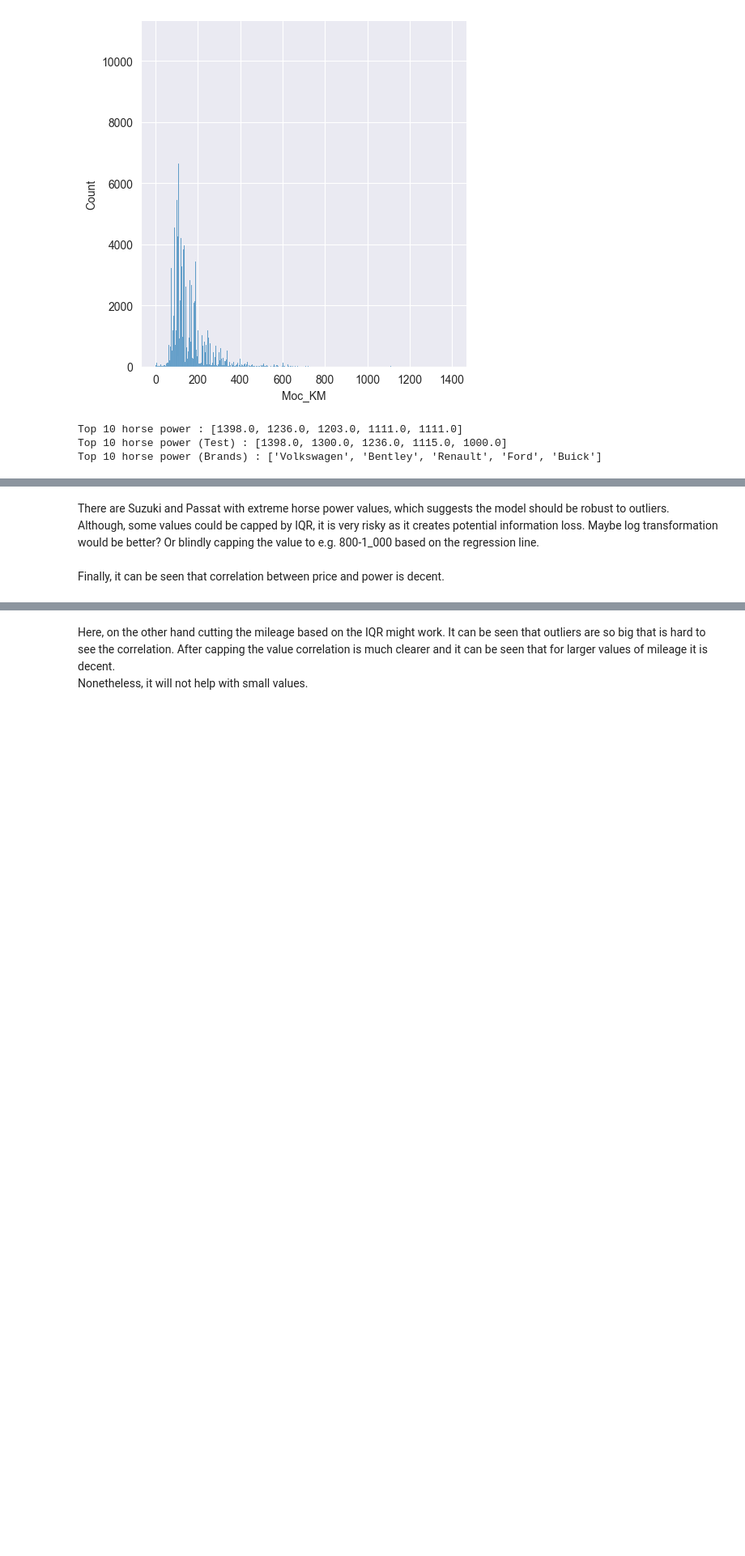
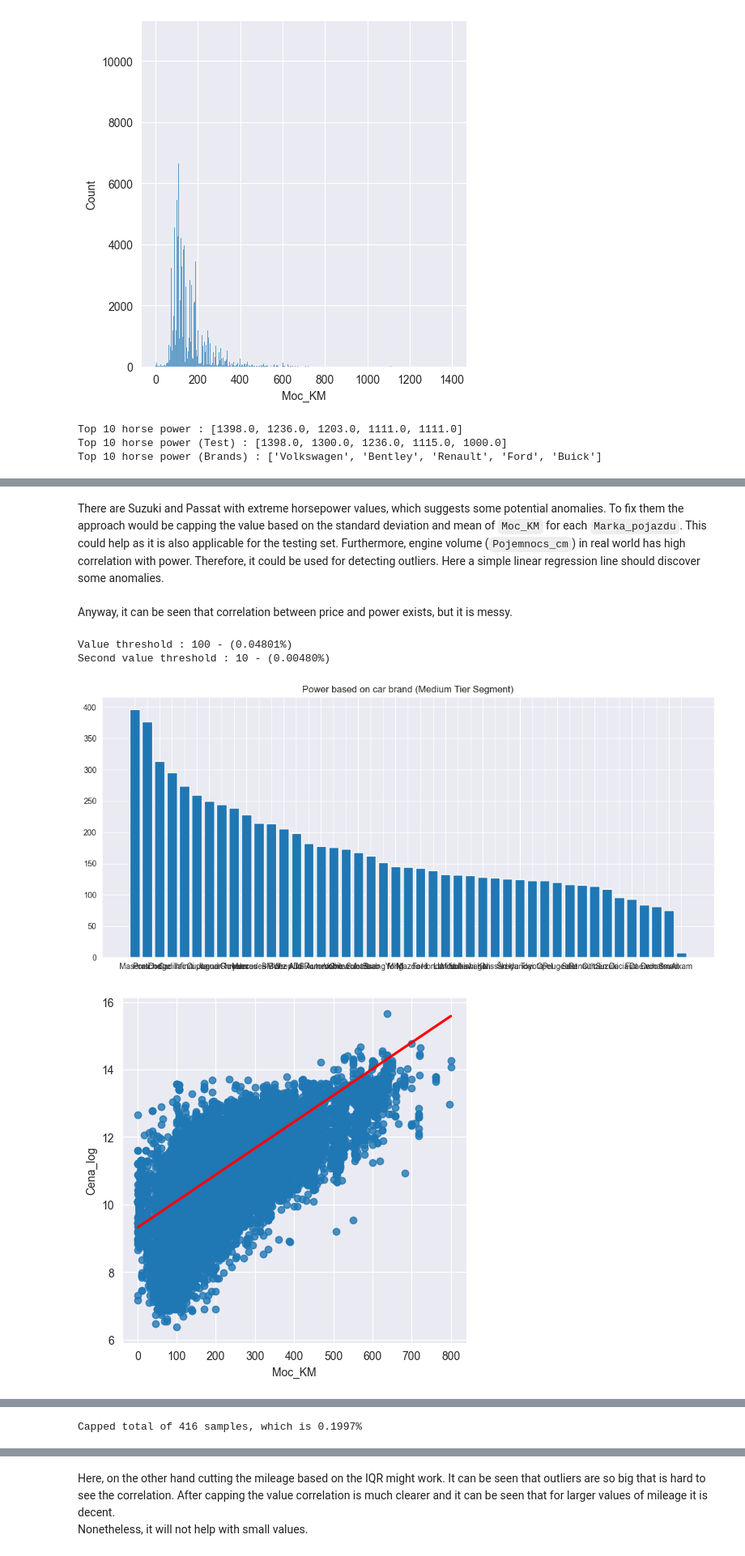
Before and after one commit to JacobsCodePy/KagglePJATKProject, a Jupyter notebook: analysis.ipynb, the cells around one changed output, grey strips where cells are left out. Shown at 81% size. Saved outputs shown, nothing was run; the diff lists cells and outputs as text; code cells hidden in the pictures; blank space fills up the shorter version.

```diff
--- a/analysis.ipynb
+++ b/analysis.ipynb
@@ -56,6 +125,70 @@ IQR based range 6.0 : 270.0
 # %% [markdown]
-There are Suzuki and Passat with extreme horse power values, which suggests the model should be robust to
-outliers. Although, some values could be capped by IQR, it is very risky as it creates potential information loss.
-Maybe log transformation would be better? Or blindly capping the value to e.g. 800-1_000 based on
-the regression line.<br/><br/>
-Finally, it can be seen that correlation between price and power is decent.
+There are Suzuki and Passat with extreme horsepower values, which suggests some potential anomalies.
+To fix them the approach would be
+capping the value based on the standard deviation and mean of `Moc_KM` for each `Marka_pojazdu`. This could
+help as it is also applicable for the testing set.
+Furthermore, engine volume (`Pojemnocs_cm`) in real world has high correlation with power. Therefore, it could be used for
+detecting outliers. Here a simple linear regression line should discover some anomalies.
+<br/><br/>
+Anyway, it can be seen that correlation between price and power exists, but it is messy.
+# %%
+value_threshold = 100
+value_second_threshold = 10
+sigma_scalar = 5
+print(f"Value threshold : {value_threshold} - ({value_threshold / len(df_data) * 100:.5f}%)")
+print(f"Second value threshold : {value_second_threshold} - ({value_second_threshold / len(df_data) * 100:.5f}%)")
+
+funcs = ('mean', 'std', lambda x: x.quantile(0.25), lambda x: x.quantile(0.5), lambda x: x.quantile(0.75))
+power_table = ((df_data.groupby('Marka_pojazdu').agg({'Moc_KM': funcs}))
+               .sort_values(('Moc_KM', 'mean'), ascending=False))
+power_table.columns = ('mean', 'std', 'Q1', 'Q2', 'Q3')
+
+value_counts = df_data.Marka_pojazdu.value_counts()[power_table.index]
+plt.figure(figsize=(14, 6))
+common_brands = power_table[value_counts >= value_threshold]
+plt.bar(common_brands.index, common_brands.loc[:, 'mean'])
+plt.title('Power based on car brand (Medium Tier Segment)')
+plt.show()
+
+ceiling = common_brands.loc[:, 'mean'] + common_brands.loc[:, 'std'] * sigma_scalar
+def cap_power_based_on_brand(row: pd.Series):
+    row = row.copy()
+    if row.Marka_pojazdu not in common_brands.index:
+        return row
+    if row.Moc_KM > ceiling[row.Marka_pojazdu]:
+        row.Moc_KM = ceiling[row.Marka_pojazdu]
+    return row
+df_data_capped = df_data.loc[:, ['Moc_KM', 'Marka_pojazdu', 'Cena_log']].apply(cap_power_based_on_brand, axis=1)
+
+uncommon_brands = power_table[(value_counts < value_threshold) & (value_counts >= value_second_threshold)]
+IQR = uncommon_brands.loc[:, 'Q3'] - uncommon_brands.loc[:, 'Q1']
+ceiling = uncommon_brands.loc[:, 'Q2'] + 1.5 * IQR
+floor = uncommon_brands.loc[:, 'Q2'] - 1.5 * IQR
+def cap_power_based_on_brand(row: pd.Series):
+    row = row.copy()
+    if row.Marka_pojazdu not in uncommon_brands.index:
+        return row
+    if row.Moc_KM > ceiling[row.Marka_pojazdu]:
+        row.Moc_KM = ceiling[row.Marka_pojazdu]
+    elif row.Moc_KM < floor[row.Marka_pojazdu]:
+        row.Moc_KM = floor[row.Marka_pojazdu]
+    return row
+df_data_capped = df_data_capped.apply(cap_power_based_on_brand, axis=1)
+sns.lmplot(x="Moc_KM", y="Cena_log", data=df_data_capped, ci=None, line_kws={'color': 'red'})
+
+power_table = df_data_capped.groupby('Marka_pojazdu').agg({'Moc_KM': ('mean', 'std')}).sort_values(('Moc_KM', 'mean'), ascending=False)
+value_counts = df_data_capped.Marka_pojazdu.value_counts()[power_table.index]
+plt.figure(figsize=(14, 6))
+common_brands = power_table[value_counts >= value_threshold]
+plt.bar(common_brands.index, common_brands.loc[:, ('Moc_KM', 'mean')])
+plt.title('Power based on car brand (Medium Tier Segment)')
+plt.show()
+
+df_data.loc[:, 'Moc_KM_brand_capped'] = df_data_capped.Moc_KM.to_numpy()
+total_capped = (df_data.Moc_KM != df_data.Moc_KM_brand_capped)[~df_data.Moc_KM.isna()].sum()
+print(f"Capped total of {total_capped} samples, which is {total_capped / len(df_data) * 100:.4f}%")
+# %% [output]
+Value threshold : 100 - (0.04801%)
+Second value threshold : 10 - (0.00480%)
+[figure, added]
+[figure, added]
@@ -61,0 +196 @@ Finally, it can be seen that correlation between price and power is decent.
+Capped total of 416 samples, which is 0.1997%
```
Also changed, not shown: parts of 39 cells of this notebook, 3 other files.
